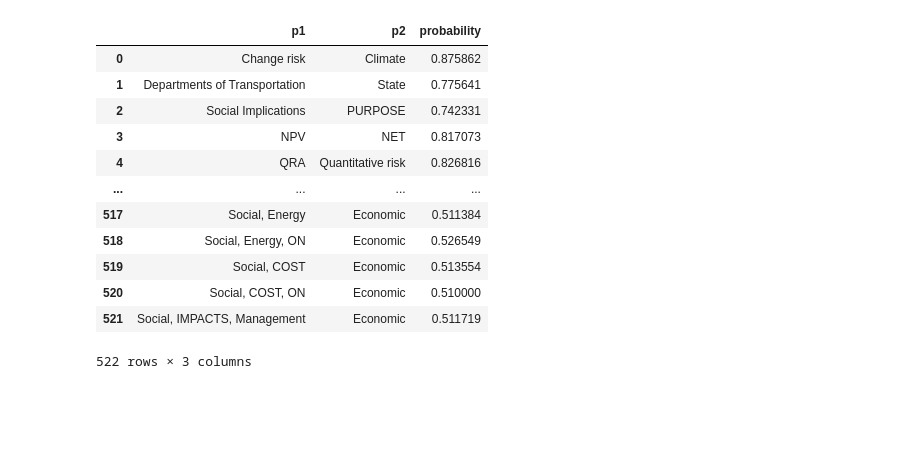
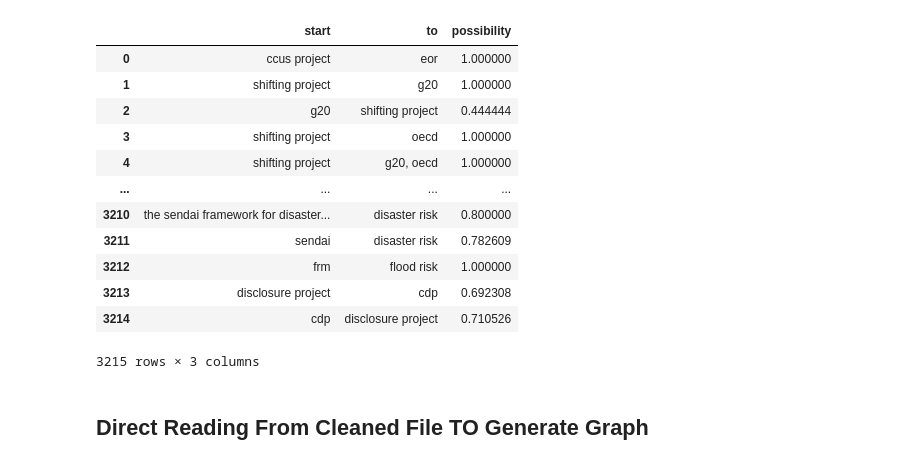
Before and after one commit to sinomark123/knowledge-graph-for-stakeholder-risks-detection-in-mega-infrastructure-projects, a Jupyter notebook: NPL -- BRE/NetWookX.ipynb, the cells around one changed output. Saved outputs shown, nothing was run; the diff lists cells and outputs as text; code cells hidden in the pictures; blank space fills up the shorter version.

```diff
--- a/NPL -- BRE/NetWookX.ipynb
+++ b/NPL -- BRE/NetWookX.ipynb
@@ -5,3 +55,16 @@ import matplotlib.pyplot as plt
+# %%
+def test_retrieve(test_file: pd.DataFrame):
+    temp=row_retrieve("prj", prjkeyword, test_file)
+    temp=row_retrieve("stk", stkeyw, temp)
+    return row_retrieve("risk", riskeyw, temp)
 # %%
-fpath=r"D:\Code Working Area\Jupyter\knowledge-graph-for-stakeholder-risks-detection-in-mega-infrastructure-projects\ExcelData\Result_0.001_0.5.csv"
-used=pd.read_csv(fpath)
+prefixpath = r"D:\Code Working Area\Jupyter\knowledge-graph-for-stakeholder-risks-detection-in-mega-infrastructure-projects\ExcelData\FP_growth_result"
+csv_files = glob.glob(os.path.join(prefixpath, "*.csv"))
+fpresult: list[pd.DataFrame] = []
+for files in csv_files:
+    if pd.read_csv(files, sep=",").shape[1]!=3: continue
+    fpresult.append(pd.read_csv(files, sep=",").replace(regex=["{", "}", "'"], value=""))
+fp_qualified = pd.concat(fpresult, ignore_index=True, axis=0)
+# %%
+fp_tag=test_retrieve(fp_qualified)
+fp_tag
@@ -8 +85,31 @@ used=pd.read_csv(fpath)
+# %%
+def general_info_judge(dataset: pd.Series):
+    series = dataset.to_list()[3:]
+    len3 = True if series[0] + series[1] > 0 and series[2] + series[3] > 0 and series[4] + series[5] > 0 else False
+    len2 = True if sum(
+        [1 if series[i] + series[j] > 0 else 0 for i in [0, 2, 4] for j in [1, 3, 5] if i == j - 1]) == 2 else False
+    return True if len2 or len3 else False
+
+
+fp_mask = fp_tag.apply(lambda x: general_info_judge(x), axis=1)
+fp_qualified = fp_qualified[fp_mask]
+fp_qualified = fp_qualified.loc[:, fp_qualified.columns[:3]].reset_index(drop=True)
+# %%
+fp_qualified
+# %% [output]
+|  | start | to | possibility |
+| 0 | ccus project | eor | 1.000000 |
+| 1 | shifting project | g20 | 1.000000 |
+| 2 | g20 | shifting project | 0.444444 |
+| 3 | shifting project | oecd | 1.000000 |
+| 4 | shifting project | g20, oecd | 1.000000 |
+| ... | ... | ... | ... |
+| 3210 | the sendai framework for disaster... | disaster risk | 0.800000 |
+| 3211 | sendai | disaster risk | 0.782609 |
+| 3212 | frm | flood risk | 1.000000 |
+| 3213 | disclosure project | cdp | 0.692308 |
+| 3214 | cdp | disclosure project | 0.710526 |
+3215 rows × 3 columns
+# %% [markdown]
+## Direct Reading From Cleaned File TO Generate Graph
 # %%
@@ -13,21 +119,3 @@ def cleanw(args:str):
     args=args[2:-2]
     args=args.replace("'", "")
     return args
-# %%
-used.p1=used.p1.apply(cleanw)
-used.p2=used.p2.apply(cleanw)
-used
-# %% [output]
-|  | p1 | p2 | probability |
-| 0 | Change risk | Climate | 0.875862 |
-| 1 | Departments of Transportation | State | 0.775641 |
-| 2 | Social Implications | PURPOSE | 0.742331 |
-| 3 | NPV | NET | 0.817073 |
-| 4 | QRA | Quantitative risk | 0.826816 |
-| ... | ... | ... | ... |
-| 517 | Social, Energy | Economic | 0.511384 |
-| 518 | Social, Energy, ON | Economic | 0.526549 |
-| 519 | Social, COST | Economic | 0.513554 |
-| 520 | Social, COST, ON | Economic | 0.510000 |
-| 521 | Social, IMPACTS, Management | Economic | 0.511719 |
-522 rows × 3 columns
```
Also changed, not shown: parts of 15 cells of this notebook, 9 other files.
